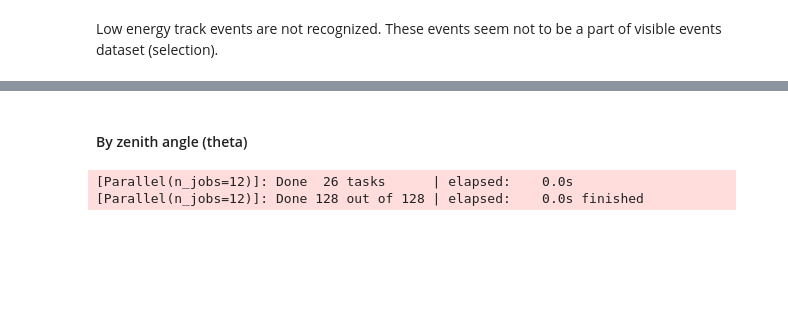
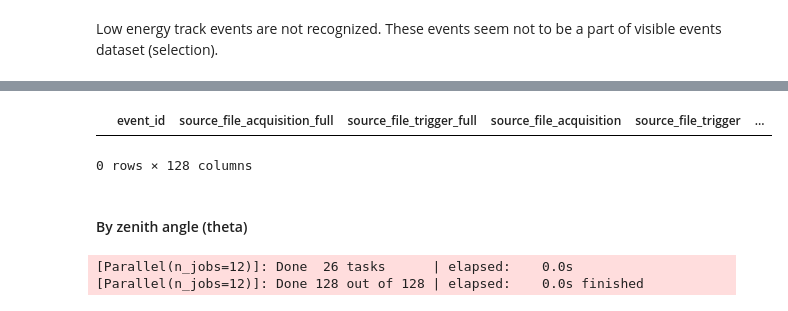
Before and after one commit to vrabelmichal/euso-patt-reco-notebooks, a Jupyter notebook: notebooks/ver4_machine_learning_trg_classification.ipynb, the cells around one changed output, grey strips where cells are left out. Saved outputs shown, nothing was run; the diff lists cells and outputs as text; code cells hidden in the pictures; blank space fills up the shorter version.

```diff
--- a/notebooks/ver4_machine_learning_trg_classification.ipynb
+++ b/notebooks/ver4_machine_learning_trg_classification.ipynb
@@ -973,3 +955,10 @@ list(range(0, len(simu_bgf1_tracks_nonan__insensitive__df), len(simu_bgf1_tracks
+# %%
+simu_bgf1_tracks_nonan_df[
+    simu_bgf1_tracks_nonan_df['simu2npy_signals_pathname'] == '/mnt/data_sgbc1/SPBDATA_processed/spb_simu/posz_18000000.00/energy_1.12e+12/thousnd18E1/simu2npy/ev_97_mc_1__signals.npy'
+]
+# %% [output]
+|  | event_id | source_file_acquisition_full | source_file_trigger_full | source_file_acquisition | source_file_trigger | ... |
+0 rows × 128 columns
 # %% [markdown]
 #### By zenith angle (theta)
 # %%
```
Also changed, not shown: parts of 32 cells of this notebook.
